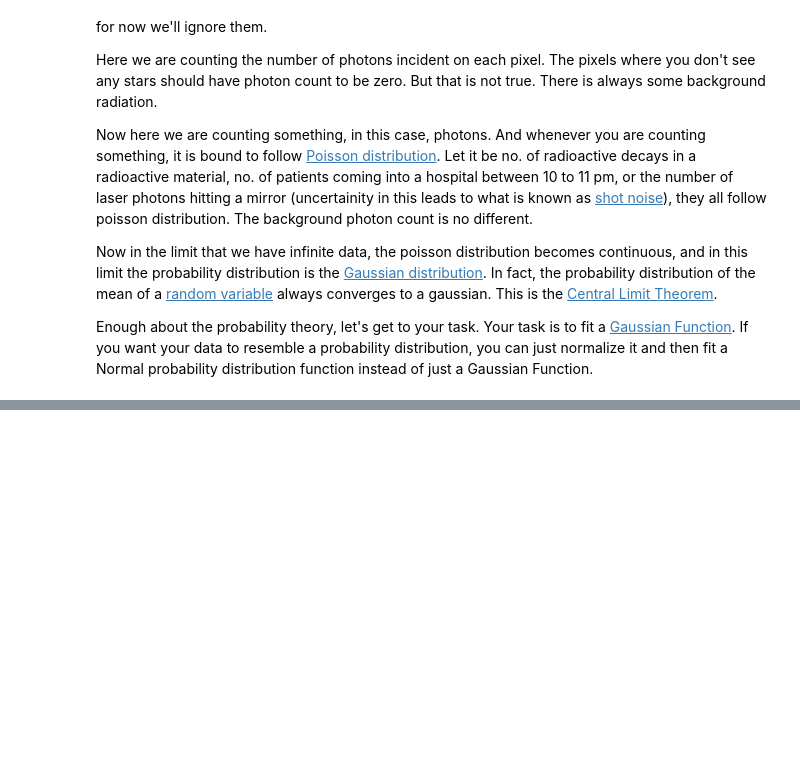
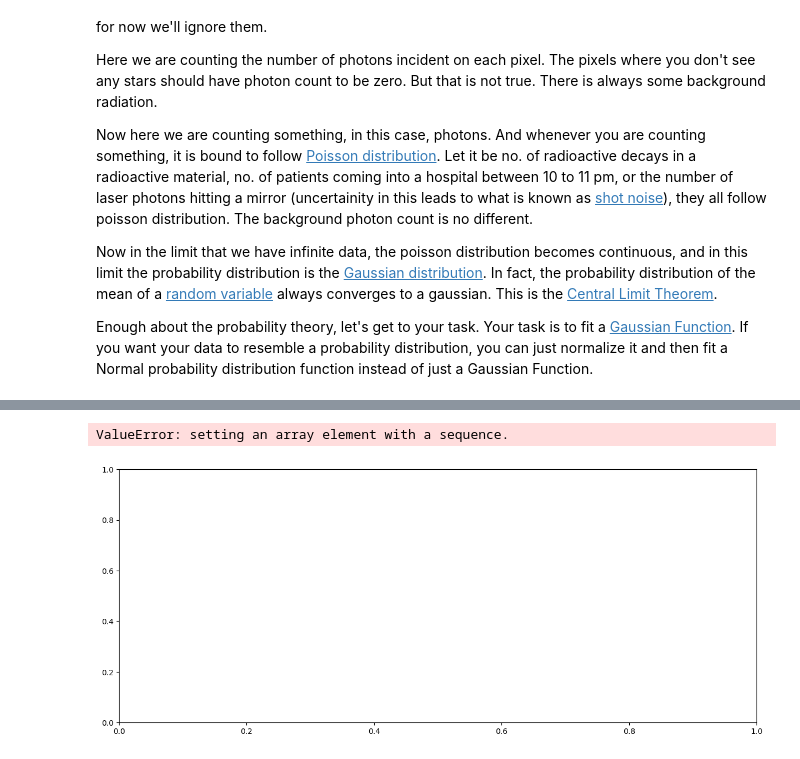
Before and after one commit to Aryan-raj448/data-driven, a Jupyter notebook: SciPy1.ipynb, the cells around one changed output, grey strips where cells are left out. Saved outputs shown, nothing was run; the diff lists cells and outputs as text; code cells hidden in the pictures; blank space fills up the shorter version.

Commit message:
used scipy1-solutions, data shows inconsistency

```diff
--- a/SciPy1.ipynb
+++ b/SciPy1.ipynb
@@ -123,3 +123,11 @@ Now here we are counting something, in this case, photons. And whenever you are
 Now in the limit that we have infinite data, the poisson distribution becomes continuous, and in this limit the probability distribution is the [Gaussian distribution](https://en.wikipedia.org/wiki/Normal_distribution). In fact, the probability distribution of the mean of a [random variable](https://en.wikipedia.org/wiki/Random_variable) always converges to a gaussian. This is the [Central Limit Theorem](https://en.wikipedia.org/wiki/Central_limit_theorem).
 
 Enough about the probability theory, let's get to your task. Your task is to fit a [Gaussian Function](https://en.wikipedia.org/wiki/Gaussian_function). If you want your data to resemble a probability distribution, you can just normalize it and then fit a Normal probability distribution function instead of just a Gaussian Function.
+# %%
+import pandas as pd
+import matplotlib.pyplot as plt
+
+df = pd.read_csv('data/GW_data_file.csv', header=None, names=['Data'])
+
+# Displaying the first few rows and summary statistics to understand the data.
+print("First 5 rows of the data:")
@@ -125,0 +157,14 @@ Enough about the probability theory, let's get to your task. Your task is to fit
+# %%
+
+# Plotting the first 10,000 data points to visualize the time series.
+plt.figure(figsize=(15, 6))
+plt.plot(df[:10000], label='Amplitude')
+plt.title('Time Series Plot of the First 10,000 Data Points')
+plt.xlabel('Sample Number')
+plt.ylabel('Amplitude')
+plt.grid(True)
+plt.legend()
+plt.show()
+# %% [output]
+ValueError: setting an array element with a sequence.
+[figure, added]
```
Also changed, not shown: parts of 18 cells of this notebook, 1 other file.
